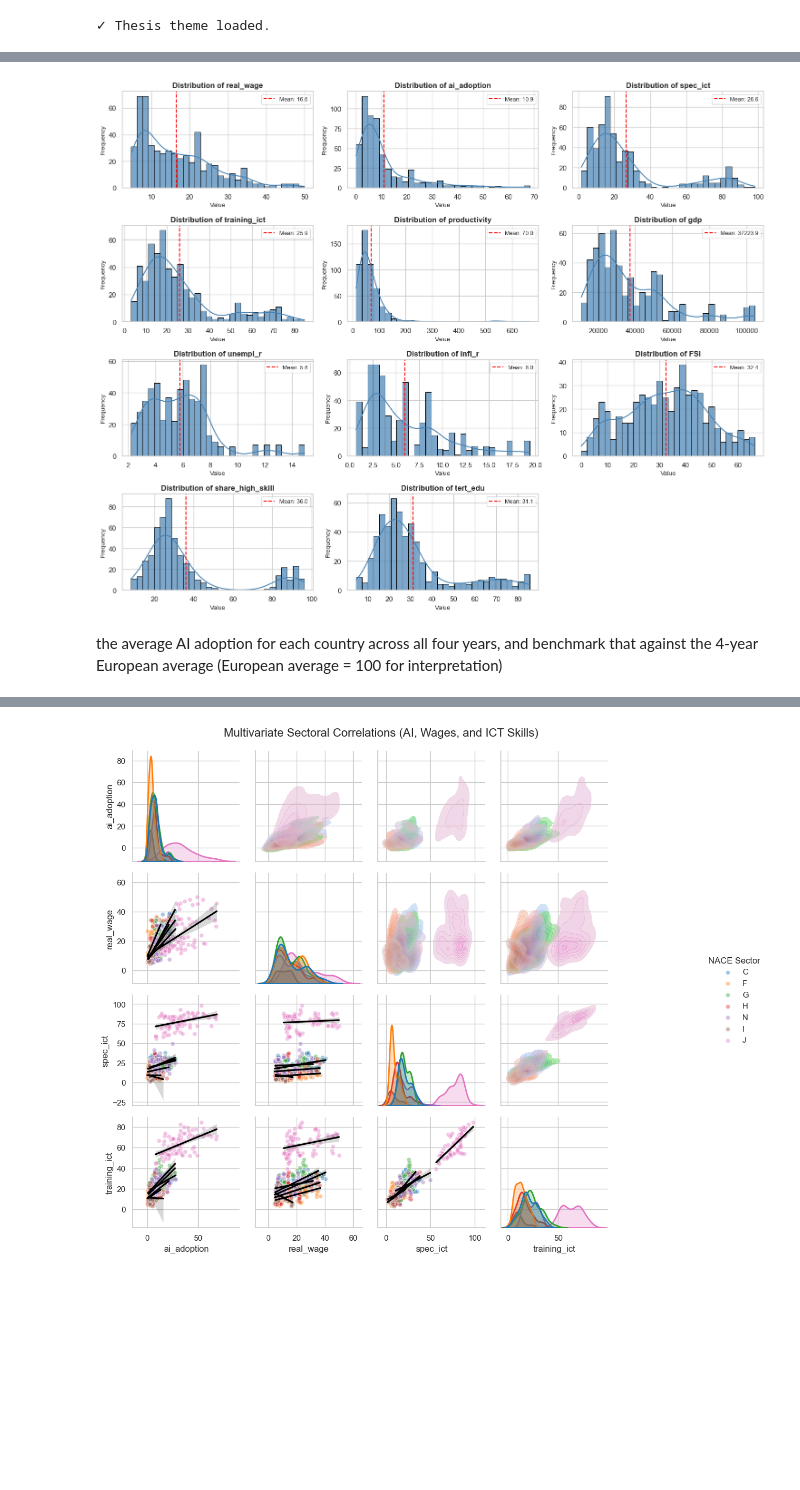
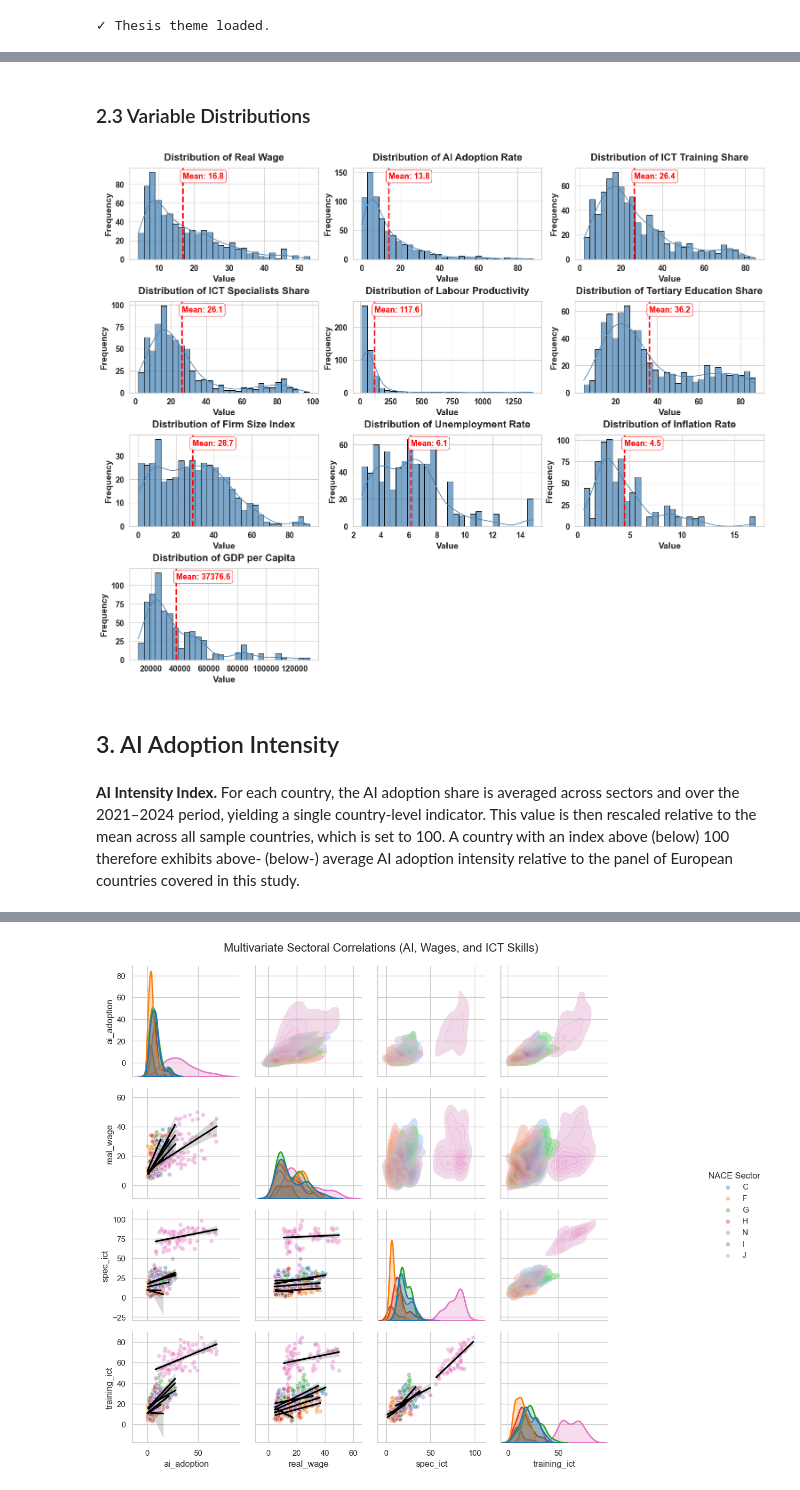
Before and after one commit to Martyniuk-y/Master_thesis, a Jupyter notebook: EDA.ipynb, the cells around one changed output, grey strips where cells are left out. Drawn from its saved outputs; the diff is of its cells as text; code cells hidden in the pictures; blank space fills up the shorter version.

```diff
--- a/EDA.ipynb
+++ b/EDA.ipynb
@@ -97,10 +116,11 @@ Total NACE Industries (['C' 'F' 'G' 'H' 'N' 'I' 'J'])
 # %%
-# Check for missing years (Panel Balance)
 coverage_table = pd.crosstab(data['geo'], data['nace_r2'])
-fig, ax = plt.subplots(figsize=(12, 7))
+
+fig, ax = plt.subplots(figsize=(14, 8))
+
 sns.heatmap(
     coverage_table,
-    annot=True,
+    annot=False,
     fmt='d',
     cmap="YlGnBu",
     linewidths=0.4,
@@ -108,9 +128,15 @@ sns.heatmap(
     cbar_kws={'label': 'Number of Years Available'},
     ax=ax
 )
-ax.set_ylabel('Country', fontsize=11)
-ax.set_xlabel('NACE Rev. 2 Sector', fontsize=11)
-ax.tick_params(axis='both', labelsize=9)
+
+ax.set_ylabel('Country', fontsize=16, fontweight='bold')
+ax.set_xlabel('NACE Rev. 2 Sector', fontsize=16, fontweight='bold')
+ax.tick_params(axis='both', labelsize=14)
+plt.xticks(rotation=0, fontweight='bold', fontsize=14)
+plt.yticks(rotation=0, fontweight='bold', fontsize=14)
+cbar = ax.collections[0].colorbar
+cbar.ax.set_ylabel('Number of Years Available', fontsize=14, fontweight='bold')
+cbar.ax.tick_params(labelsize=12)
 plt.tight_layout()
 plt.savefig('figure1_coverage_matrix.png', dpi=300, bbox_inches='tight')
 plt.show()
@@ -175,40 +312,62 @@ share_high_skill    36.04     8.04     96.43        23.82        23.83        1.
+# %% [markdown]
+### 2.3 Variable Distributions
 # %%
-def plot_all_distributions(df):
-
-    vars_to_plot = [var for var in all_vars if var in df.columns]
+def plot_all_distributions(df, label_map):
+    vars_to_plot = [var for var in label_map.keys() if var in df.columns]
 
     n_vars = len(vars_to_plot)
     cols = 3
     rows = int(np.ceil(n_vars / cols))
-    # sns.set_theme(style="white")
-    fig, axes = plt.subplots(rows, cols, figsize=(15, 12))
+    fig, axes = plt.subplots(rows, cols, figsize=(15, 12),
+                             constrained_layout=True)
     axes = axes.flatten()
 
     for i, var in enumerate(vars_to_plot):
         ax = axes[i]
+        label = label_map[var]
 
         sns.histplot(df[var].dropna(), kde=True, bins=30, color='steelblue',
                      edgecolor='black', alpha=0.7, ax=ax)
-        ax.set_title(f'Distribution of {var}', fontsize=12, fontweight='bold')
-        ax.set_xlabel('Value', fontsize=10)
-        ax.set_ylabel('Frequency', fontsize=10)
+
+        ax.set_title(f'Distribution of {label}', fontsize=16, fontweight='bold', pad=12)
+        ax.set_xlabel('Value', fontsize=14, fontweight='bold')
+        ax.set_ylabel('Frequency', fontsize=14, fontweight='bold')
+        ax.tick_params(axis='both', labelsize=13, width=1.5, length=5)
+        for tick in ax.get_xticklabels() + ax.get_yticklabels():
+            tick.set_fontweight('bold')
         mean_val = df[var].mean()
-        ax.axvline(mean_val, color='red', linestyle='dashed', linewidth=1.5,
-                   label=f'Mean: {mean_val:.1f}')
-        ax.legend(fontsize=9, loc='upper right')
+        ax.axvline(mean_val, color='red', linestyle='dashed', linewidth=2.5)
+        ax.text(mean_val, 0.95, f'Mean: {mean_val:.1f}',
+                transform=ax.get_xaxis_transform(),
+                color='red', fontsize=13, fontweight='bold',
+                ha='left', va='top',
+                bbox=dict(boxstyle='round,pad=0.3', facecolor='white',
+                         edgecolor='red', alpha=0.9))
 
-    for j in range(i + 1, len(axes)):
+    for j in range(len(vars_to_plot), len(axes)):
         fig.delaxes(axes[j])
 
-    # fig.suptitle("Histograms and Density Plots for Panel Variables (2021-2024)",
-    #              fontsize=16, fontweight='bold', y=1.02)
-    plt.tight_layout()
     plt.show()
 
-plot_all_distributions(data)
+var_labels = {
+    'real_wage':    'Real Wage',
+    'ai_adoption':  'AI Adoption Rate',
+    'training_ict': 'ICT Training Share',
+    'spec_ict':     'ICT Specialists Share',
+    'productivity': 'Labour Productivity',
+    'tert_edu':     'Tertiary Education Share',
+    'FSI':          'Firm Size Index',
+    'unempl_r':     'Unemployment Rate',
+    'infl_r':       'Inflation Rate',
+    'gdp':          'GDP per Capita'
+}
+
+plot_all_distributions(data, var_labels)
 # %% [output]
-[figure, old version]
+[figure, new version]
+# %% [markdown]
+## 3. AI Adoption Intensity
 # %% [markdown]
-the average AI adoption for each country across all four years, and benchmark that against the 4-year European average (European average = 100 for interpretation)
+**AI Intensity Index.** For each country, the AI adoption share is averaged across sectors and over the 2021–2024 period, yielding a single country-level indicator. This value is then rescaled relative to the mean across all sample countries, which is set to 100. A country with an index above (below) 100 therefore exhibits above- (below-) average AI adoption intensity relative to the panel of European countries covered in this study.
 # %%
 def create_ai_intensity_map_period_avg(df):
```
Also changed, not shown: parts of 36 cells of this notebook.
